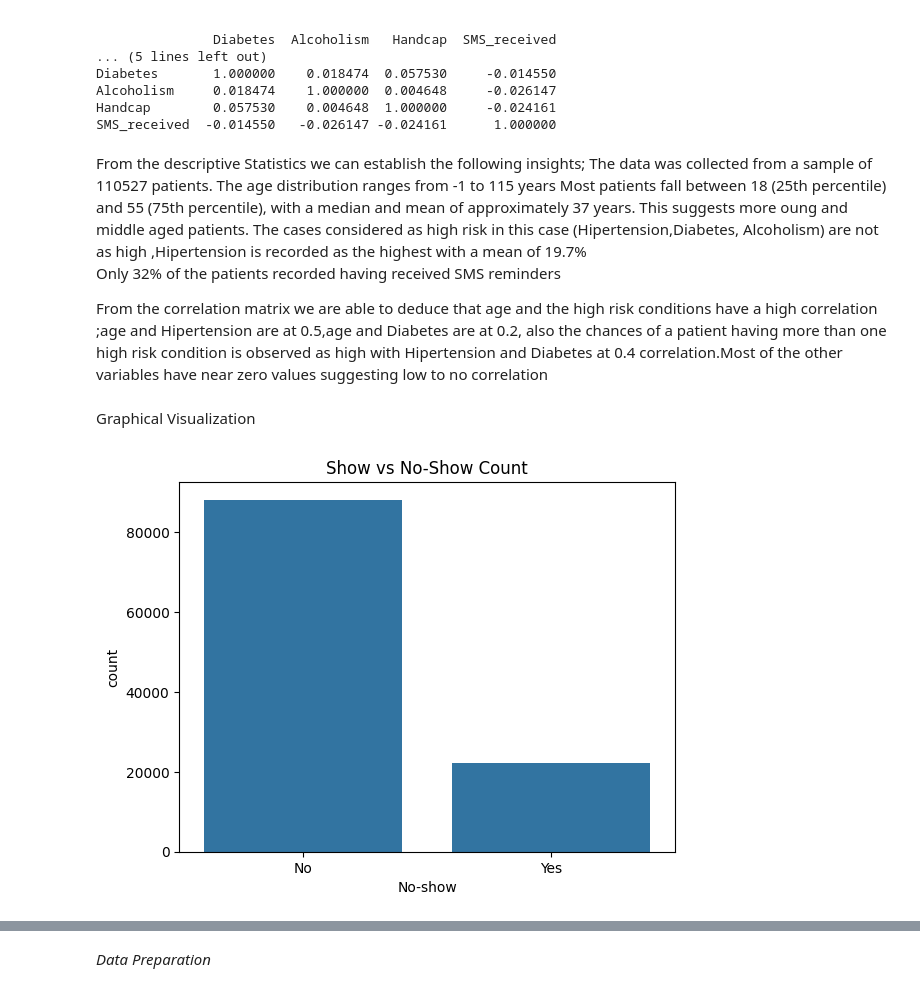
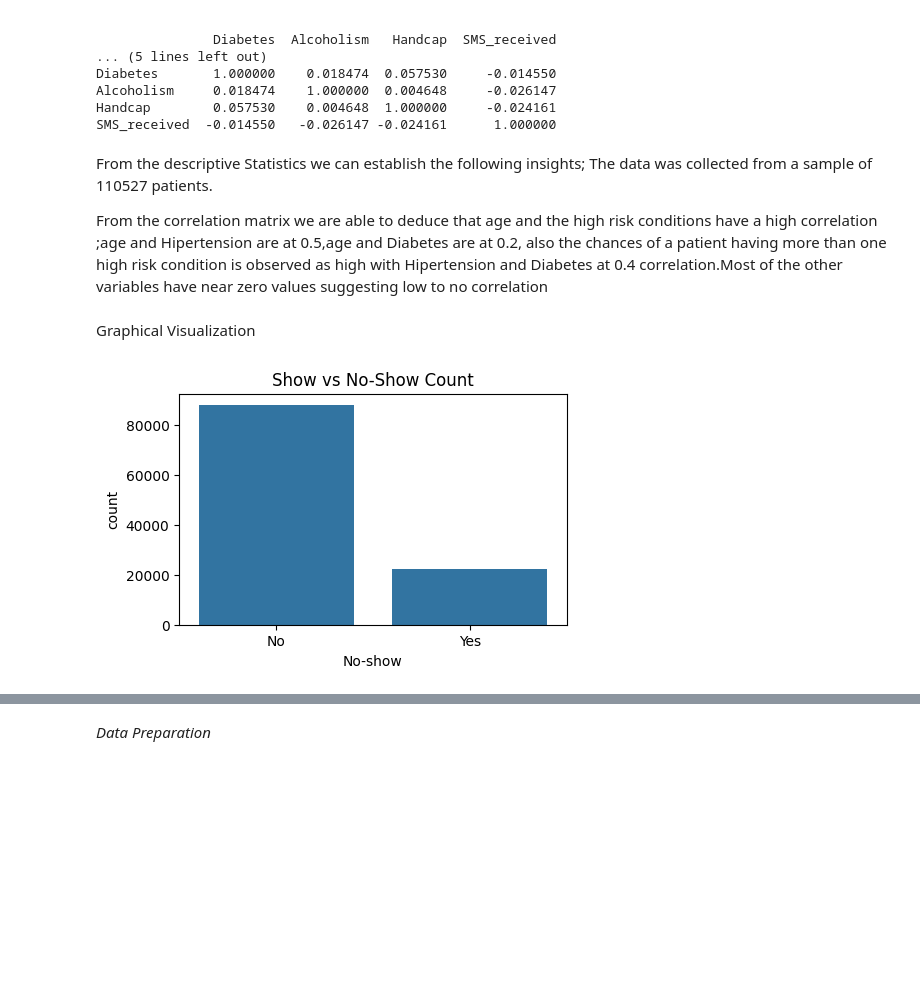
Before and after one commit to Zanale10/DATASCIENCE-101-TEST, a Jupyter notebook: MedicalNo_show_ML_model.ipynb, the cells around one changed output, grey strips where cells are left out. Drawn from its saved outputs; the diff is of its cells as text; code cells hidden in the pictures; blank space fills up the shorter version.

```diff
--- a/MedicalNo_show_ML_model.ipynb
+++ b/MedicalNo_show_ML_model.ipynb
@@ -189,0 +248,2 @@ max         1.000000
+# %%
+df.columns = df.columns.str.strip()
@@ -217,9 +296,6 @@ SMS_received  -0.014550   -0.026147 -0.024161      1.000000
 # %% [markdown]
 From the descriptive Statistics we can establish the following insights;
 The data was collected from a sample of 110527 patients.
-The age distribution ranges from -1 to 115 years Most patients fall between 18 (25th percentile) and 55 (75th percentile), with a median and mean of approximately 37 years. This suggests more oung and middle aged patients.
-The cases considered as high risk in this case (Hipertension,Diabetes,     Alcoholism) are not as high ,Hipertension is recorded as the highest with a mean of 19.7%
-Only 32% of the patients recorded having received SMS reminders
 
 From the correlation matrix we are able to deduce that age and the high risk conditions have a high correlation ;age and Hipertension are at 0.5,age and Diabetes are at 0.2, also the chances of a patient having more than one high risk condition is observed as high with Hipertension and Diabetes at 0.4 correlation.Most of the other variables have near zero values suggesting low to no correlation
 # %% [markdown]
@@ -227,12 +334,13 @@ Graphical Visualization
 # %%
 import seaborn as sns
 import matplotlib.pyplot as plt
 
 # No-show counts
+plt.figure(figsize=(5, 3))  # Set figure size first
 sns.countplot(data=df, x='No-show')
 plt.title('Show vs No-Show Count')
 plt.show()
 # %% [output]
-[figure, old version]
+[figure, new version]
 # %%
 # Age distribution
```
Also changed, not shown: parts of 69 cells of this notebook.
